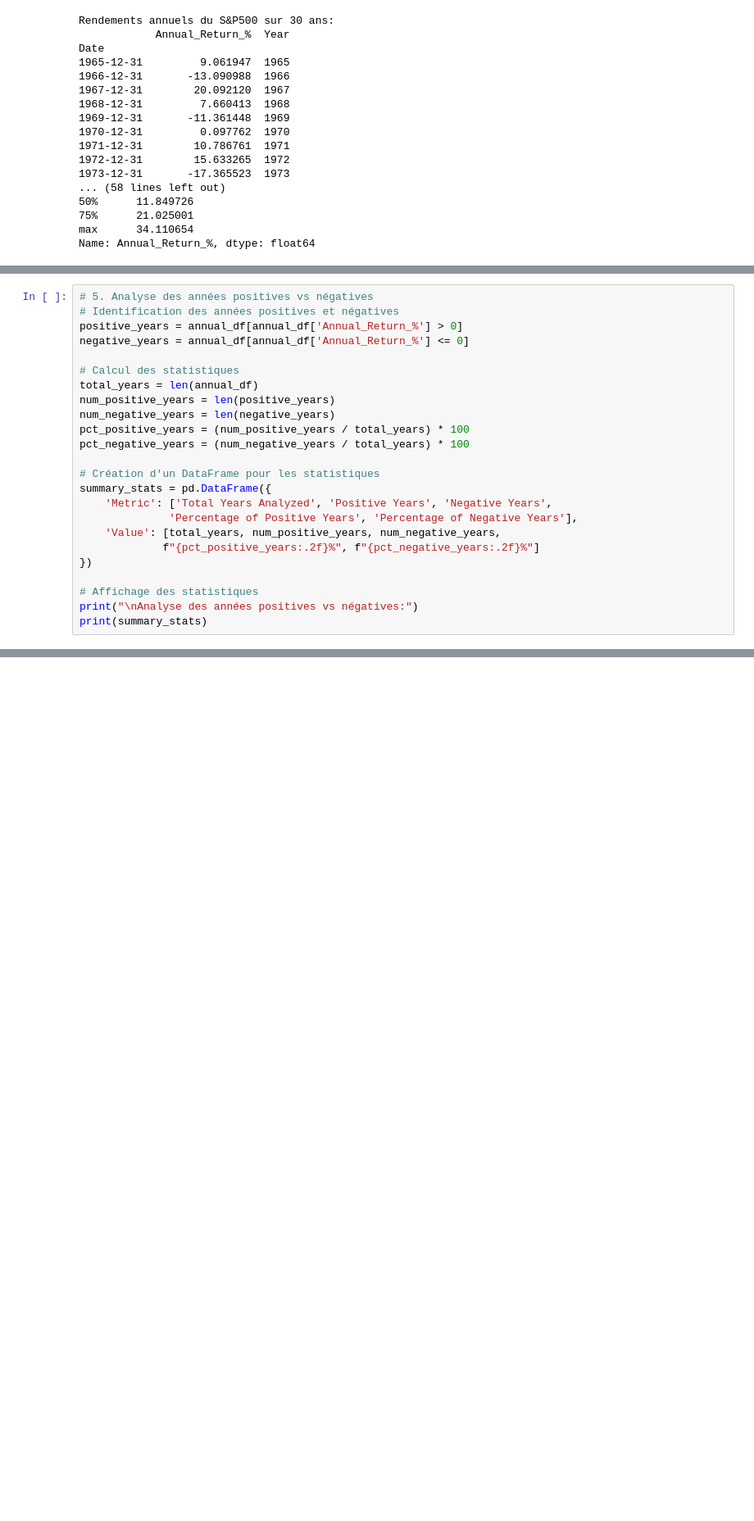
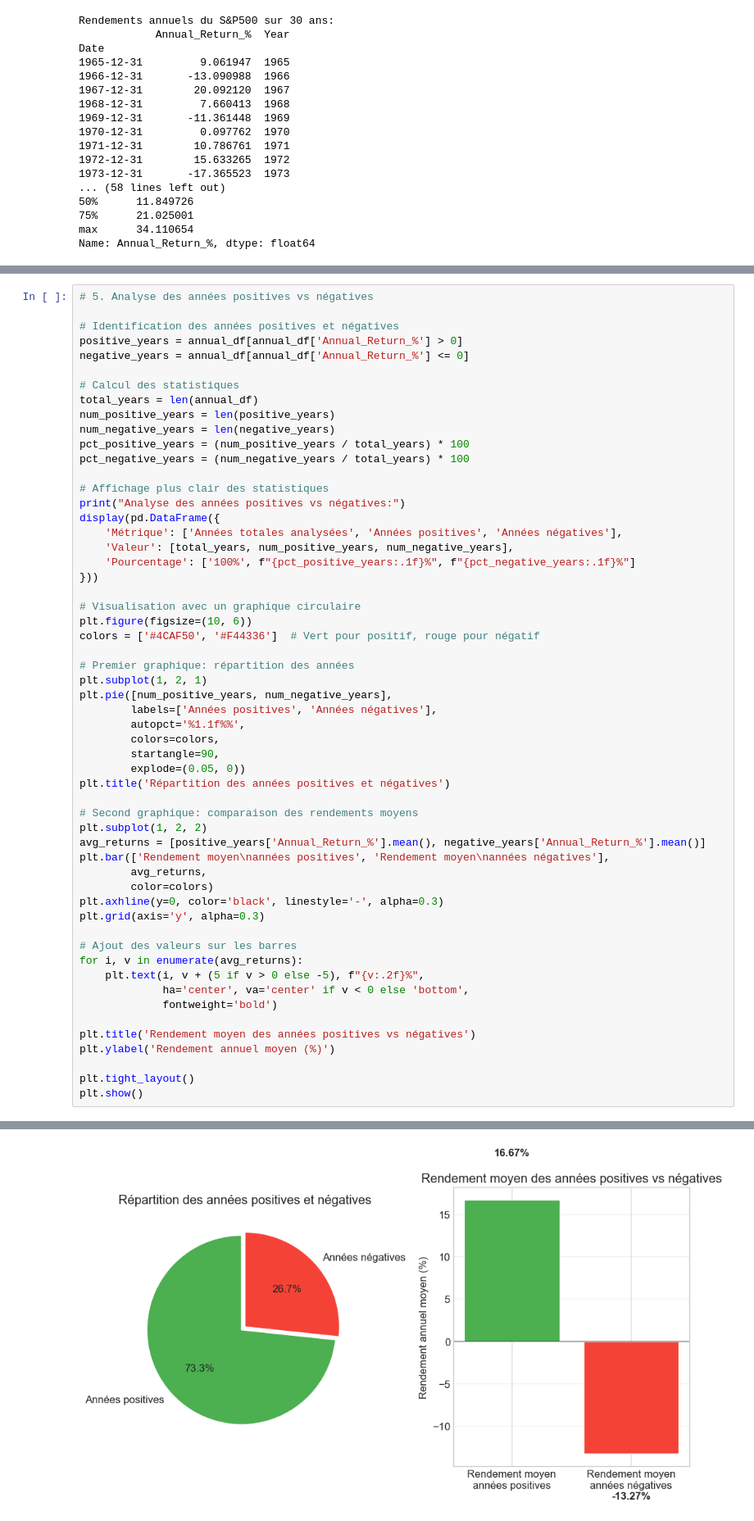
Before and after one commit to Felipebarcon/SP500-30YR-RERURN-ANALYSIS, a Jupyter notebook: sample.ipynb, the cells around one changed output, grey strips where cells are left out. Shown at 82% size. Drawn from its saved outputs; the diff is of its cells as text; blank space fills up the shorter version.

```diff
--- a/sample.ipynb
+++ b/sample.ipynb
@@ -207,5 +322,6 @@ Date
 # %%
 # 5. Analyse des années positives vs négatives
+
 # Identification des années positives et négatives
 positive_years = annual_df[annual_df['Annual_Return_%'] > 0]
 negative_years = annual_df[annual_df['Annual_Return_%'] <= 0]
@@ -217,16 +333,47 @@ num_negative_years = len(negative_years)
 pct_positive_years = (num_positive_years / total_years) * 100
 pct_negative_years = (num_negative_years / total_years) * 100
 
-# Création d'un DataFrame pour les statistiques
-summary_stats = pd.DataFrame({
-    'Metric': ['Total Years Analyzed', 'Positive Years', 'Negative Years',
-              'Percentage of Positive Years', 'Percentage of Negative Years'],
-    'Value': [total_years, num_positive_years, num_negative_years,
-             f"{pct_positive_years:.2f}%", f"{pct_negative_years:.2f}%"]
-})
+# Affichage plus clair des statistiques
+print("Analyse des années positives vs négatives:")
+display(pd.DataFrame({
+    'Métrique': ['Années totales analysées', 'Années positives', 'Années négatives'],
+    'Valeur': [total_years, num_positive_years, num_negative_years],
+    'Pourcentage': ['100%', f"{pct_positive_years:.1f}%", f"{pct_negative_years:.1f}%"]
+}))
 
-# Affichage des statistiques
-print("\nAnalyse des années positives vs négatives:")
-print(summary_stats)
+# Visualisation avec un graphique circulaire
+plt.figure(figsize=(10, 6))
+colors = ['#4CAF50', '#F44336']  # Vert pour positif, rouge pour négatif
+
+# Premier graphique: répartition des années
+plt.subplot(1, 2, 1)
+plt.pie([num_positive_years, num_negative_years],
+        labels=['Années positives', 'Années négatives'],
+        autopct='%1.1f%%',
+        colors=colors,
+        startangle=90,
+        explode=(0.05, 0))
+plt.title('Répartition des années positives et négatives')
+
+# Second graphique: comparaison des rendements moyens
+plt.subplot(1, 2, 2)
+avg_returns = [positive_years['Annual_Return_%'].mean(), negative_years['Annual_Return_%'].mean()]
+plt.bar(['Rendement moyen\nannées positives', 'Rendement moyen\nannées négatives'],
+        avg_returns,
+        color=colors)
+plt.axhline(y=0, color='black', linestyle='-', alpha=0.3)
+plt.grid(axis='y', alpha=0.3)
+
+# Ajout des valeurs sur les barres
+for i, v in enumerate(avg_returns):
+    plt.text(i, v + (5 if v > 0 else -5), f"{v:.2f}%",
+             ha='center', va='center' if v < 0 else 'bottom',
+             fontweight='bold')
+
+plt.title('Rendement moyen des années positives vs négatives')
+plt.ylabel('Rendement annuel moyen (%)')
+
+plt.tight_layout()
+plt.show()
 # %% [output]
 Analyse des années positives vs négatives:
@@ -239,2 +384,3 @@ Analyse des années positives vs négatives:
+[figure, added]
 # %%
 # 6. Analyse des mois négatifs dans les années positives
```
Also changed, not shown: parts of 7 cells of this notebook, 2 other files.
